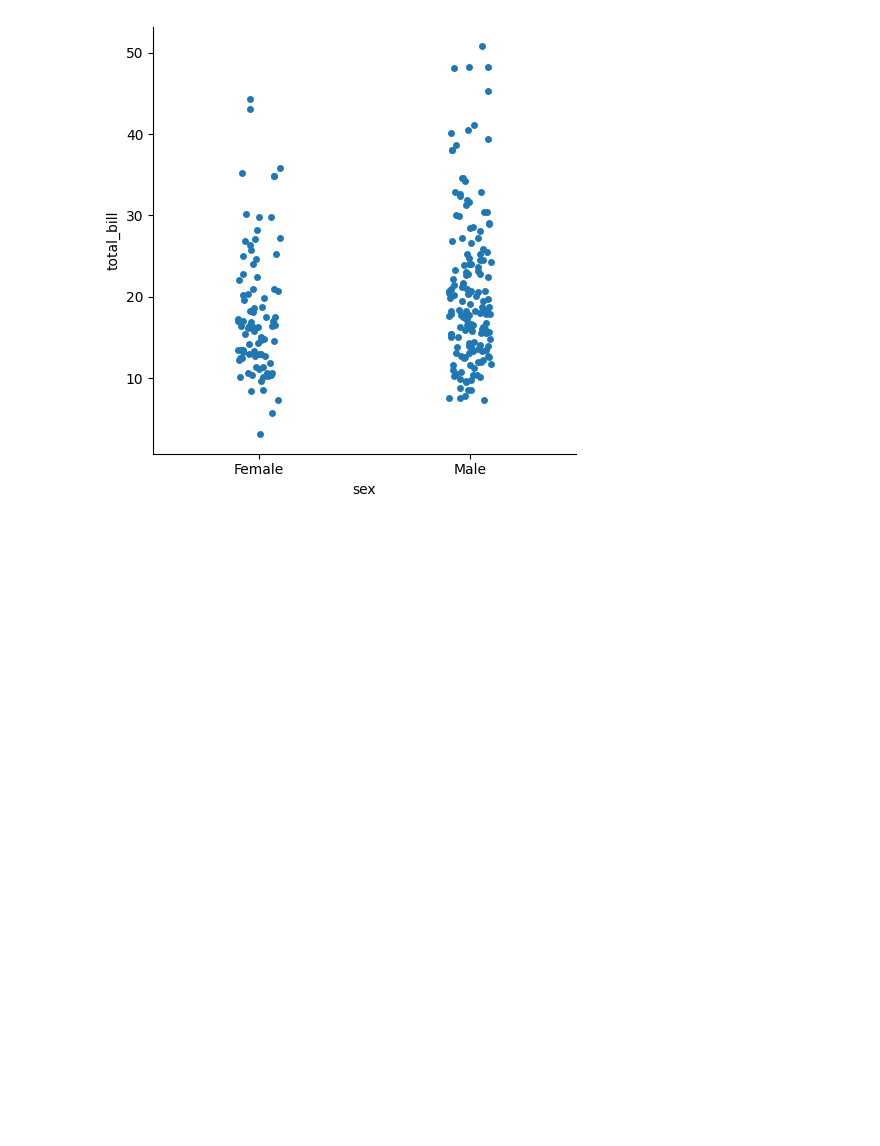
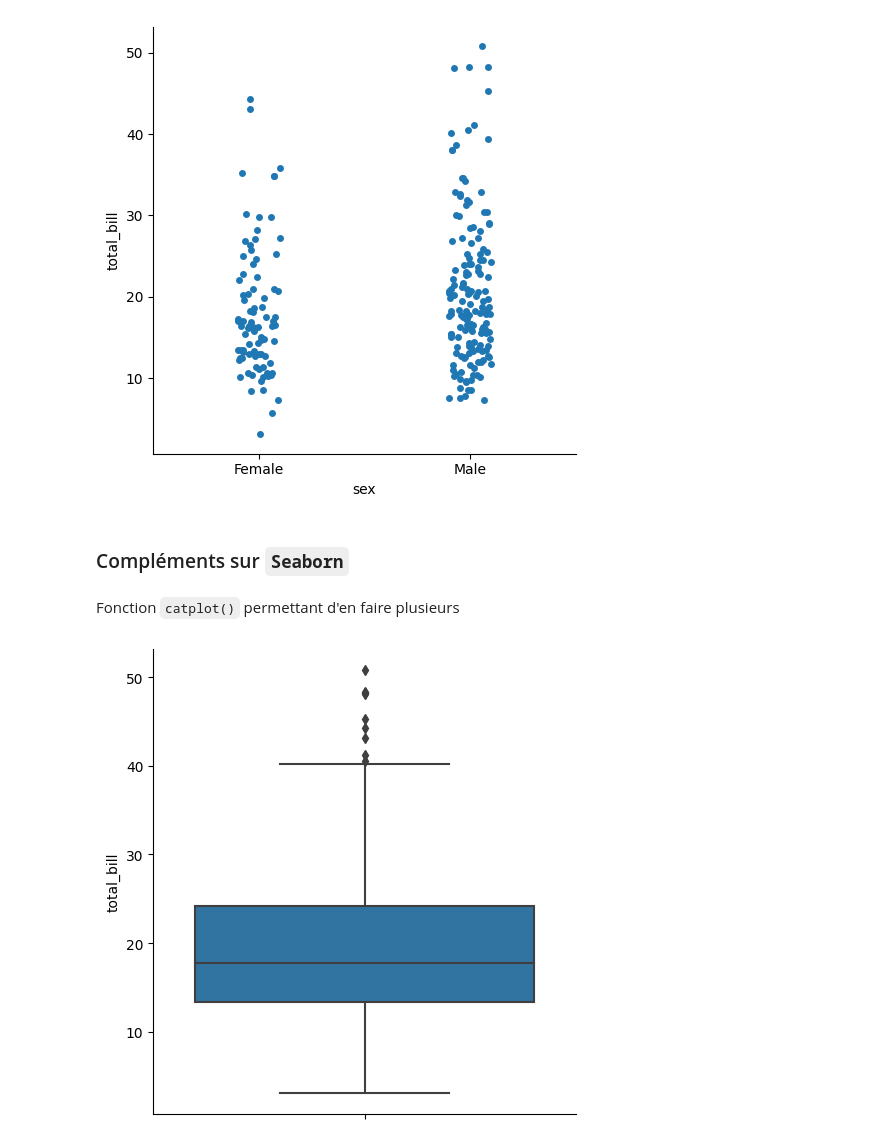
Before and after one commit to DavidTGAUTIER/mini-projects, a Jupyter notebook: Pandas-Stats/stats.ipynb, the cells around one changed output. Saved outputs shown, nothing was run; the diff lists cells and outputs as text; code cells hidden in the pictures; blank space fills up the shorter version.

```diff
--- a/Pandas-Stats/stats.ipynb
+++ b/Pandas-Stats/stats.ipynb
@@ -1161,3 +1161,11 @@ sns.catplot(data=tips, x="sex", y="total_bill", kind="violin");
 sns.catplot(data=tips, x="sex", y="total_bill", kind="strip");
 # %% [output]
 [figure]
+# %% [markdown]
+### Compléments sur `Seaborn`
+# %% [markdown]
+Fonction `catplot()` permettant d'en faire plusieurs
+# %%
+sns.catplot(data=tips, y="total_bill", kind="box");
+# %% [output]
+[figure, added]
```
Also changed, not shown: parts of 12 cells of this notebook.
